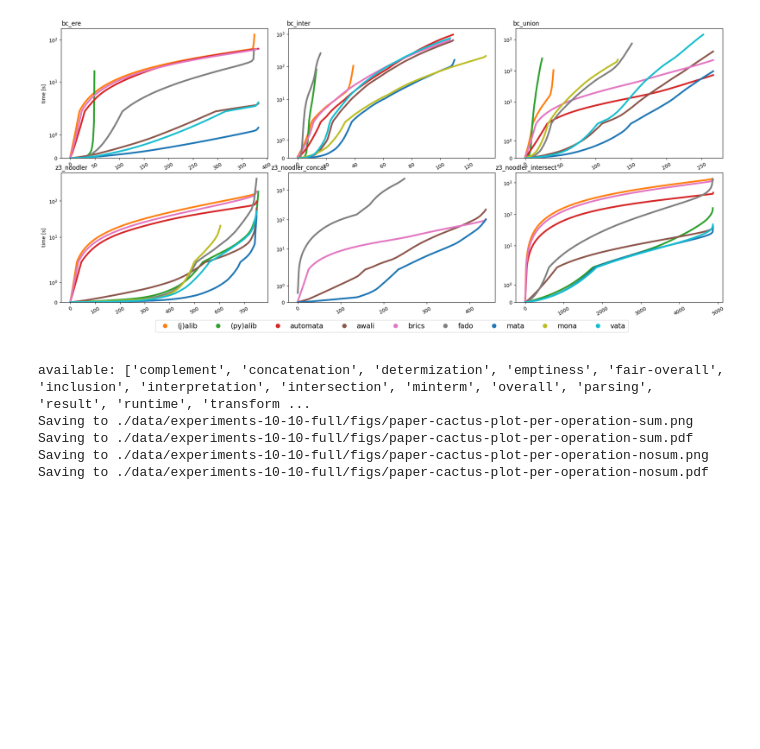
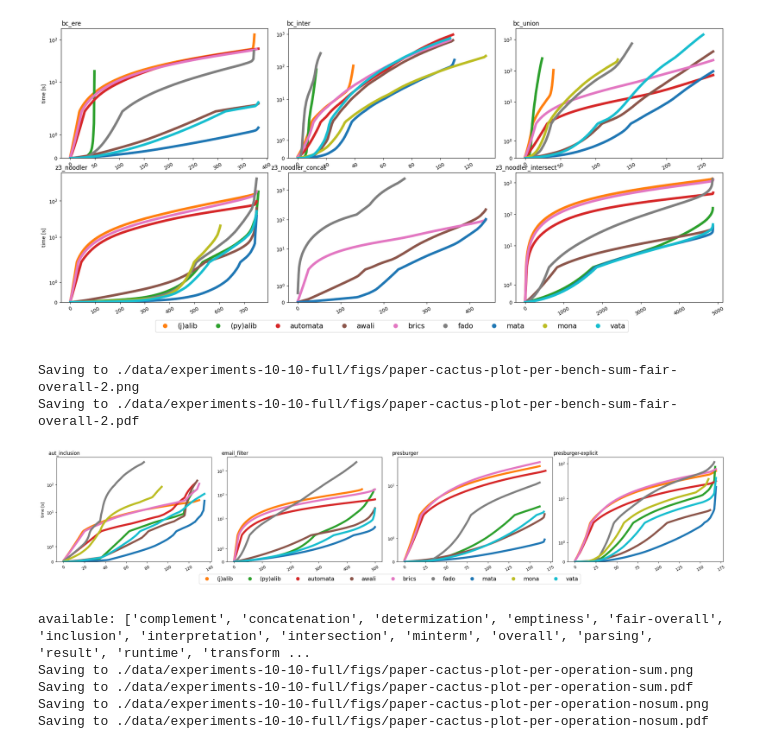
Before and after one commit to VeriFIT/mata-comparison-results, a Jupyter notebook: FinalInterpretation.ipynb, the cells around one changed output. Cells and saved outputs as stored; diff of their text form; code cells hidden in the pictures; blank space fills up the shorter version.

```diff
--- a/FinalInterpretation.ipynb
+++ b/FinalInterpretation.ipynb
@@ -431,7 +524,7 @@ for sum_op, sum_name in [
 
             g = seaborn.lineplot(
                 #data, linewidth=3.5, palette=color_map, dashes="", ax=ax[i // item_per_row, i % item_per_row] if item_no > 1 else ax
-                data, linewidth=3.5, palette=color_map, dashes="", ax=ax[k] if item_no > 1 else ax
+                data, linewidth=5, palette=color_map, dashes="", ax=ax[k] if item_no > 1 else ax
             )
 
             g.legend([], [], frameon=False)
@@ -521,7 +614,7 @@ for sum_op, sum_name in [
 
             g = seaborn.lineplot(
                 #data, linewidth=3.5, palette=color_map, dashes="", ax=ax[i // item_per_row, i % item_per_row] if item_no > 1 else ax
-                data, linewidth=4.5, palette=color_map, dashes="", ax=ax[k] if item_no > 1 else ax
+                data, linewidth=5, palette=color_map, dashes="", ax=ax[k] if item_no > 1 else ax
             )
 
             g.legend([], [], frameon=False)
@@ -534,33 +627,37 @@ for sum_op, sum_name in [
                 g.set_xlabel("benchmark")
 
 
             x_lim_min, x_lim_max = g.get_xlim()
             g.set_xlim((x_lim_min, x_lim_max))
             y_lim_min, y_lim_max = g.get_ylim()
             g.set_ylim((0, max(y_lim_min, y_lim_max)))
 
             i += 1
 
         ax["K"].set(xlabel=None)
         ax["K"].set(yticklabels=[])
         ax["K"].set(xticklabels=[])
         ax["K"].set(xticks=[])
         ax["K"].set(yticks=[])
         ax["K"].spines['top'].set_visible(False)
         ax["K"].spines['bottom'].set_visible(False)
         ax["K"].spines['left'].set_visible(False)
         ax["K"].spines['right'].set_visible(False)
         ax["K"].legend(
             handles=[
                 Line2D(
                     [0], [0], color='w', marker='o', markerfacecolor=color_map[tool], label=f"{tool}",
                     markersize=10,
                 )
                 for tool in sorted(color_map.keys())
             ], ncols=10, loc='upper center', fontsize='14'
         )
         save_figure(f"paper-cactus-plot-per-bench-{sum_name}-{op}-2")
         save_figure(f"paper-cactus-plot-per-bench-{sum_name}-{op}-2", ext=".pdf")
+# %% [output]
+Saving to ./data/experiments-10-10-full/figs/paper-cactus-plot-per-bench-sum-fair-overall-2.png
+Saving to ./data/experiments-10-10-full/figs/paper-cactus-plot-per-bench-sum-fair-overall-2.pdf
+[figure, added]
 # %%
 with open('log', 'w') as lh:
     lh.write(log)
```
Also changed, not shown: parts of 1 cell of this notebook, 2 other files.
